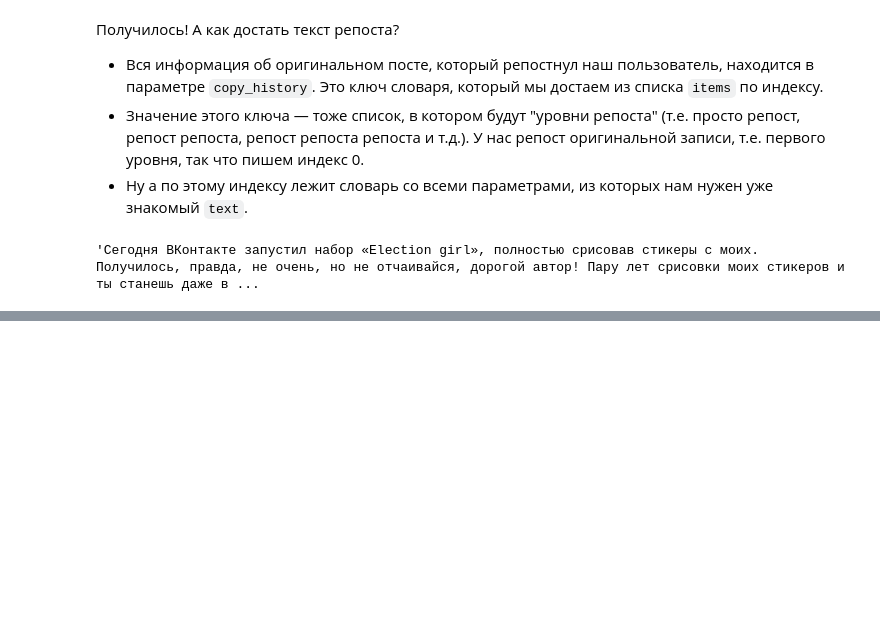
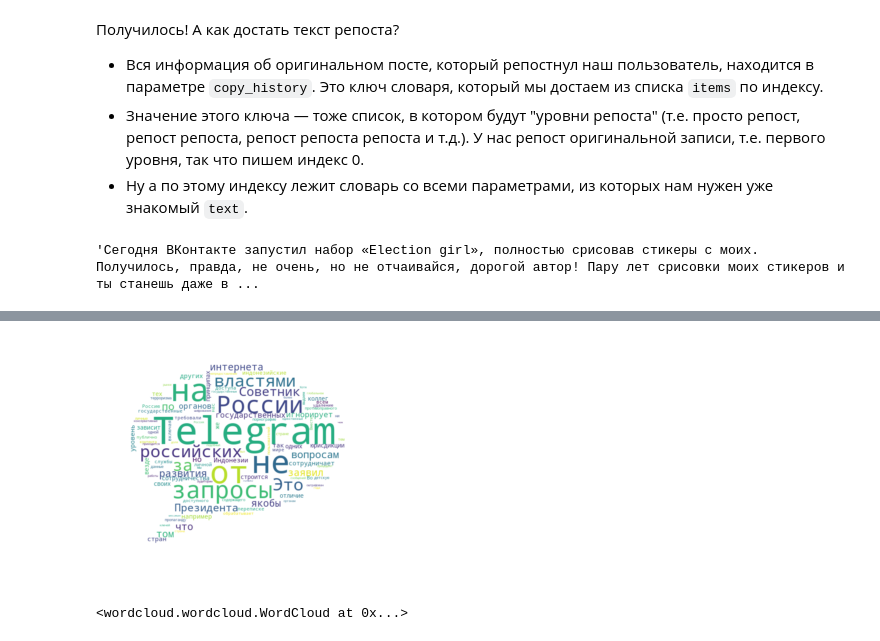
Before and after one commit to ancatmara/learnpython2018, a Jupyter notebook: Lessons/VK API/14. VK API (1).ipynb, the cells around one changed output, grey strips where cells are left out. Drawn from its saved outputs; the diff is of its cells as text; code cells hidden in the pictures; blank space fills up the shorter version.

Commit message:
add wordcloud to vk api

```diff
--- a/Lessons/VK API/14. VK API (1).ipynb
+++ b/Lessons/VK API/14. VK API (1).ipynb
@@ -154,0 +182,28 @@ data['response']['items'][0]['copy_history'][0]['text']
+# %%
+from PIL import Image
+import numpy as np
+import matplotlib.pyplot as plt
+from wordcloud import WordCloud
+
+text = data['response']['items'][1]['text']
+
+# картинка, в форме которой будет облако слов (это необязательно, по умолчанию — прямоугольник)
+# важно: картинка для маски должна быть в jpeg
+comment_mask = np.array(Image.open("comment.jpg"))
+
+cloud = WordCloud(background_color="white", max_words=2000, mask=comment_mask)
+
+# генерируем
+cloud.generate(text)
+
+# визуализируем
+plt.imshow(cloud, interpolation='bilinear')
+plt.axis("off")
+plt.show()
+
+
+# store to file
+cloud.to_file("post_cloud.png")
+# %% [output]
+[figure, added]
+<wordcloud.wordcloud.WordCloud at 0x...>
```
Also changed, not shown: parts of 6 cells of this notebook, 3 other files.
